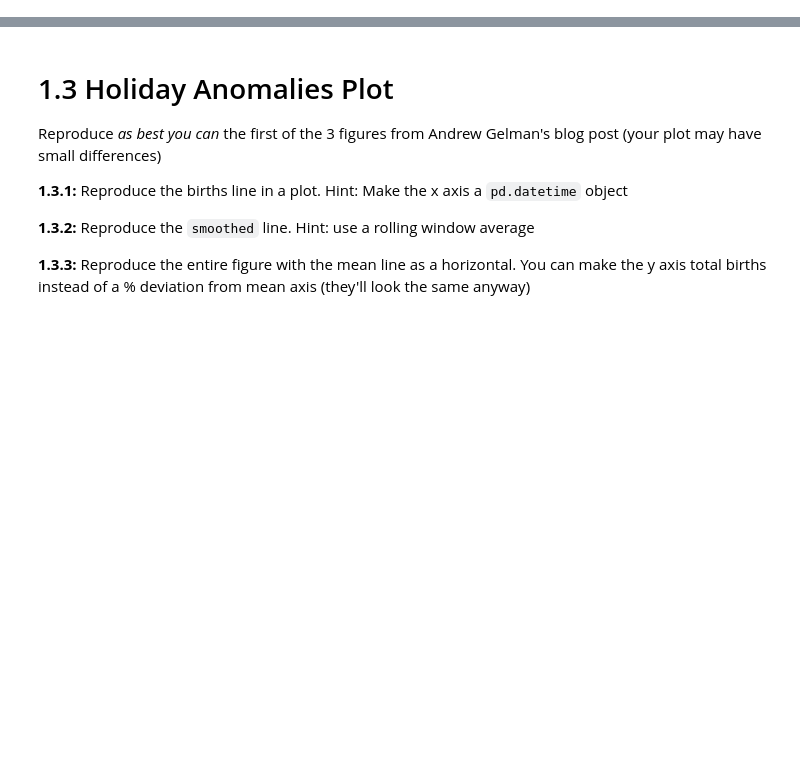
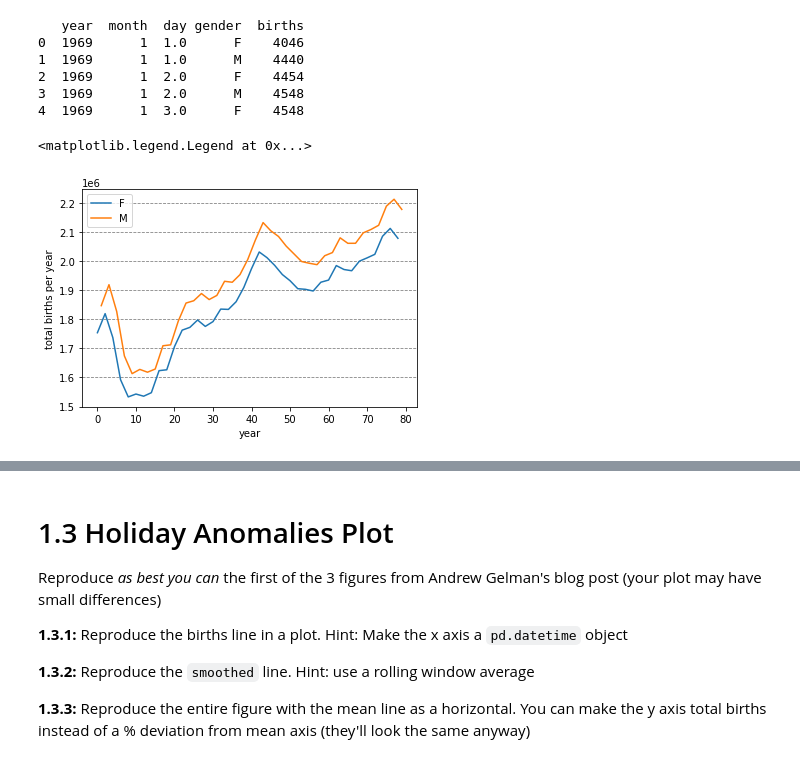
Before and after one commit to cb-ds-1/m2-3-exploration, a Jupyter notebook: workshop.ipynb, the cells around one changed output, grey strips where cells are left out. Drawn from its saved outputs; the diff is of its cells as text; code cells hidden in the pictures; blank space fills up the shorter version.

```diff
--- a/workshop.ipynb
+++ b/workshop.ipynb
@@ -11,3 +16,26 @@ Note the `1e6` on the y axis for scale
+# %%
+df = pd.read_csv("data/births.csv")
+print(df.head())
+
+custom = df.groupby(['year', 'gender']).agg({'births': ['sum']}).reset_index()
+
+fig, ax = plt.subplots()
+
+ax.plot(custom[custom['gender']=='F']['births'])
+ax.plot(custom[custom['gender']=='M']['births'])
+ax.set_xlabel('year')
+ax.set_ylabel('total births per year')
+ax.yaxis.grid(color='gray', linestyle='dashed')
+ax.legend(('F','M'))
+# %% [output]
+   year  month  day gender  births
+0  1969      1  1.0      F    4046
+1  1969      1  1.0      M    4440
+2  1969      1  2.0      F    4454
+3  1969      1  2.0      M    4548
+4  1969      1  3.0      F    4548
+<matplotlib.legend.Legend at 0x...>
+[figure, added]
 # %% [markdown]
 # 1.2 Births anomalies
 
```
Also changed, not shown: parts of 15 cells of this notebook.
